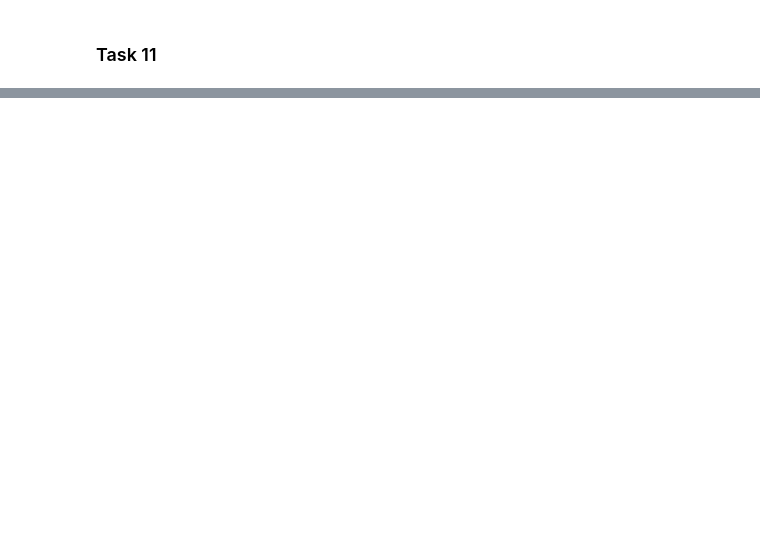
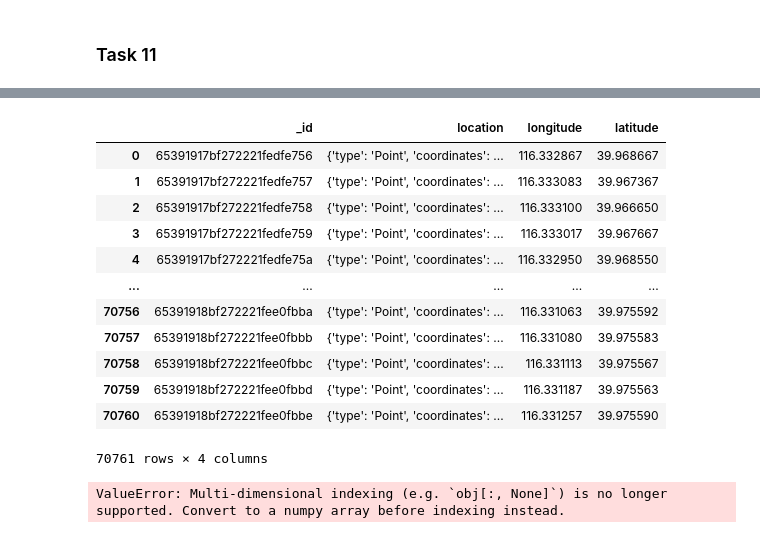
Before and after one commit to larwaa/large-distributed-data, a Jupyter notebook: src/mongodb/task_notebook.ipynb, the cells around one changed output, grey strips where cells are left out. Cells and saved outputs as stored; diff of their text form; code cells hidden in the pictures; blank space fills up the shorter version.

```diff
--- a/src/mongodb/task_notebook.ipynb
+++ b/src/mongodb/task_notebook.ipynb
@@ -304,3 +258,15 @@ t10
+# %%
+import datetime
+import pandas as pd
+res = task.db.track_points.find({
+    "user_id": "112",
+    "datetime": {
+        "$gte": datetime.datetime(2008, 1, 1),
+        "$lt": datetime.datetime(2009, 1, 1)
+    }
+}, {"location": 1}).sort(["datetime"])
+
+tp_df = pd.DataFrame(list(res))
 # %% [markdown]
 ### Task 11
 # %%
@@ -328 +294,24 @@ t11
 | 47 | 175 | bus | 1 |
+# %%
+tp_df["longitude"] = tp_df["location"].apply(lambda x: x["coordinates"][0])
+tp_df["latitude"] = tp_df["location"].apply(lambda x: x["coordinates"][1])
+tp_df
+# %% [output]
+|  | _id | location | longitude | latitude |
+| 0 | 65391917bf272221fedfe756 | {'type': 'Point', 'coordinates': ... | 116.332867 | 39.968667 |
+| 1 | 65391917bf272221fedfe757 | {'type': 'Point', 'coordinates': ... | 116.333083 | 39.967367 |
+| 2 | 65391917bf272221fedfe758 | {'type': 'Point', 'coordinates': ... | 116.333100 | 39.966650 |
+| 3 | 65391917bf272221fedfe759 | {'type': 'Point', 'coordinates': ... | 116.333017 | 39.967667 |
+| 4 | 65391917bf272221fedfe75a | {'type': 'Point', 'coordinates': ... | 116.332950 | 39.968550 |
+| ... | ... | ... | ... | ... |
+| 70756 | 65391918bf272221fee0fbba | {'type': 'Point', 'coordinates': ... | 116.331063 | 39.975592 |
+| 70757 | 65391918bf272221fee0fbbb | {'type': 'Point', 'coordinates': ... | 116.331080 | 39.975583 |
+| 70758 | 65391918bf272221fee0fbbc | {'type': 'Point', 'coordinates': ... | 116.331113 | 39.975567 |
+| 70759 | 65391918bf272221fee0fbbd | {'type': 'Point', 'coordinates': ... | 116.331187 | 39.975563 |
+| 70760 | 65391918bf272221fee0fbbe | {'type': 'Point', 'coordinates': ... | 116.331257 | 39.975590 |
+70761 rows × 4 columns
+# %%
+tp_df["distance"] = haversine_np(tp_df["longitude"], tp_df["latitude"], tp_df.shift()["longitude"], tp_df.shift()["latitude"])
+tp_df
+# %% [output]
+ValueError: Multi-dimensional indexing (e.g. `obj[:, None]`) is no longer supported. Convert to a numpy array before indexing instead.
```
Also changed, not shown: parts of 35 cells of this notebook, 4 other files.
